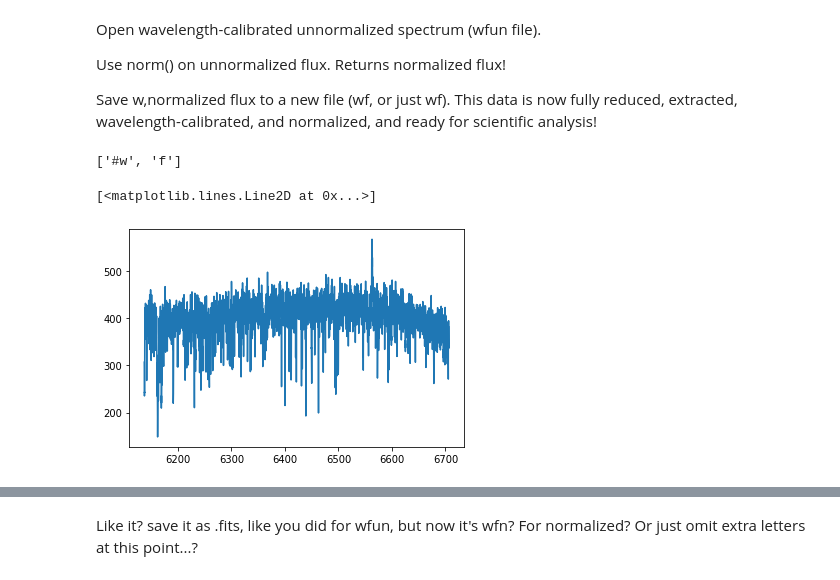
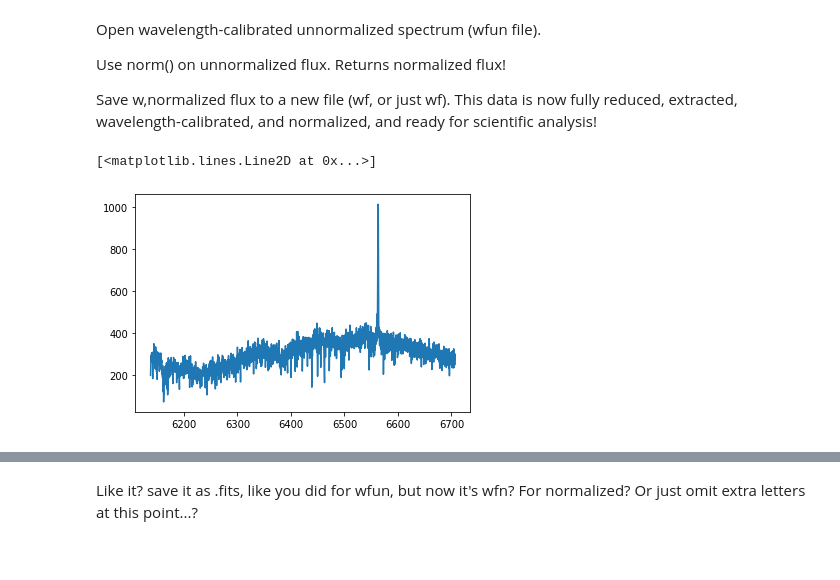
Before and after one commit to ZhangYue-Mandy/Dr.-Yep-2024-summer-research, a Jupyter notebook: NormalizeGoodmanSpectra.ipynb, the cells around one changed output, grey strips where cells are left out. Saved outputs shown, nothing was run; the diff lists cells and outputs as text; code cells hidden in the pictures.

```diff
--- a/NormalizeGoodmanSpectra.ipynb
+++ b/NormalizeGoodmanSpectra.ipynb
@@ -158,13 +275,13 @@ Use norm() on unnormalized flux. Returns normalized flux!
 Save w,normalized flux to a new file (wf, or just wf). This data is now fully reduced, extracted, wavelength-calibrated, and normalized, and ready for scientific analysis!
 # %%
 #open wavelength-calibrated unnormalized file:
-file='CG4_8_unnorm.dat'
-w,f=opendat('',file,['#w','f'])
+file='Dr.-Yep-2024-summer-research/Day3/RED/wfun/wfun_CG22_1.fits'
+hdu=fits.open(file)
+w,f=hdu[0].data
 
 #Take a look.
 plt.figure()
 plt.plot(w,f)
 # %% [output]
-['#w', 'f']
+[<matplotlib.lines.Line2D at 0x...>]
-[<matplotlib.lines.Line2D at 0x...>]
-[figure, old version]
+[figure, new version]
```
Also changed, not shown: parts of 3 cells of this notebook.
